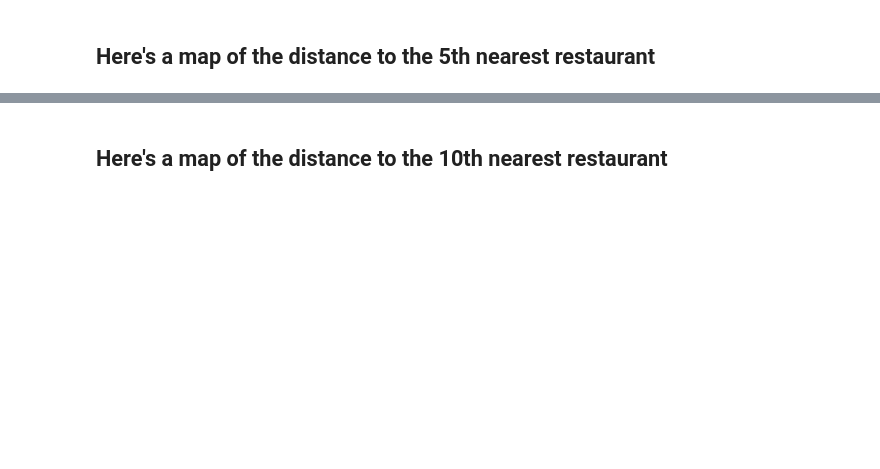
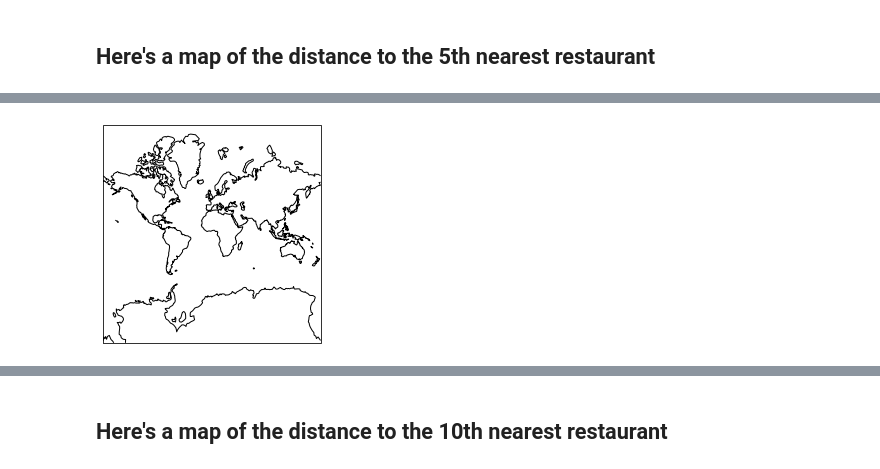
Before and after one commit to fillipefeitosa/gettin, a Jupyter notebook: pandana/Pandana - Aveiro.ipynb, the cells around one changed output, grey strips where cells are left out. Saved outputs shown, nothing was run; the diff lists cells and outputs as text; code cells hidden in the pictures; blank space fills up the shorter version.

```diff
--- a/pandana/Pandana - Aveiro.ipynb
+++ b/pandana/Pandana - Aveiro.ipynb
@@ -112,0 +83,8 @@ net.plot(a[1], bbox=sf_bbox,
+# %%
+proj = ccrs.epsg(3857)
+ax = plt.axes(projection=proj)
+
+ax.coastlines()
+plt.show()
+# %% [output]
+[figure, added]
```
Also changed, not shown: parts of 17 cells of this notebook, 1 other file.
